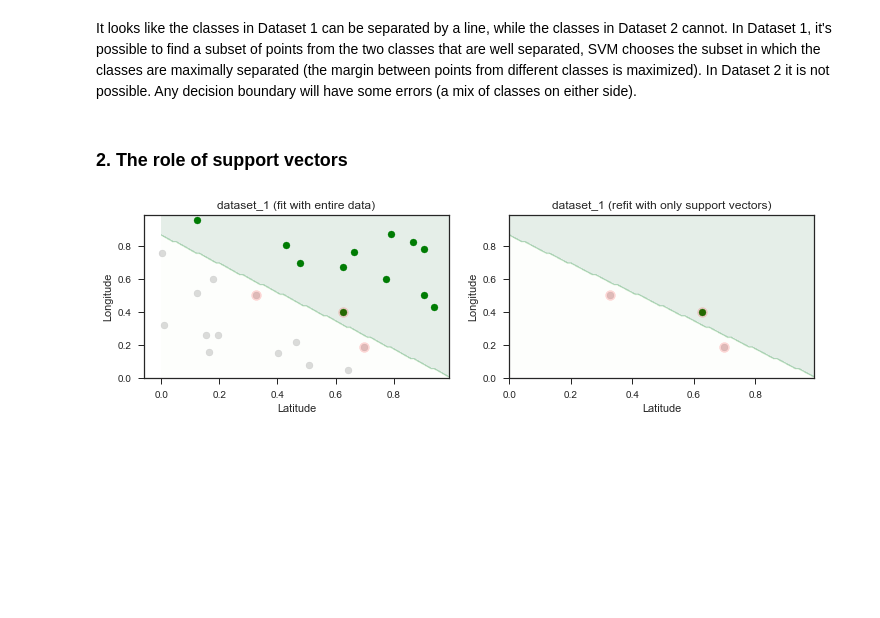
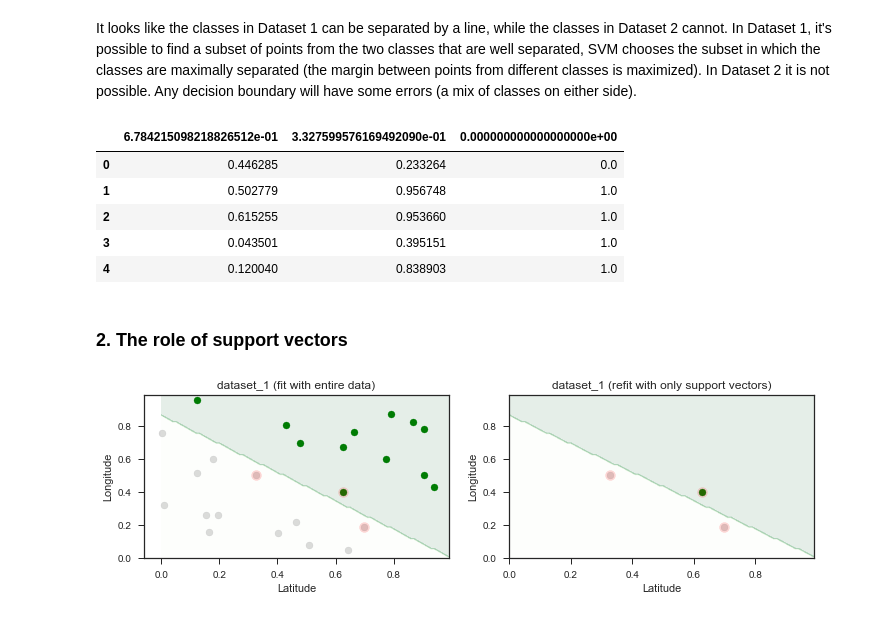
Before and after one commit to cs109/a-2017, a Jupyter notebook: Lectures/Lecture1819_SVM/Lecture_19_Notebook.ipynb, the cells around one changed output. Saved outputs shown, nothing was run; the diff lists cells and outputs as text; code cells hidden in the pictures; blank space fills up the shorter version.

```diff
--- a/Lectures/Lecture1819_SVM/Lecture_19_Notebook.ipynb
+++ b/Lectures/Lecture1819_SVM/Lecture_19_Notebook.ipynb
@@ -125,5 +124,14 @@ plt.show()
 # %% [markdown]
 It looks like the classes in Dataset 1 can be separated by a line, while the classes in Dataset 2 cannot. In Dataset 1, it's possible to find a subset of points from the two classes that are well separated, SVM chooses the subset in which the classes are maximally separated (the margin between points from different classes is maximized). In Dataset 2 it is not possible. Any decision boundary will have some errors (a mix of classes on either side).
+# %%
+data_1.head()
+# %% [output]
+|  | 6.784215098218826512e-01 | 3.327599576169492090e-01 | 0.000000000000000000e+00 |
+| 0 | 0.446285 | 0.233264 | 0.0 |
+| 1 | 0.502779 | 0.956748 | 1.0 |
+| 2 | 0.615255 | 0.953660 | 1.0 |
+| 3 | 0.043501 | 0.395151 | 1.0 |
+| 4 | 0.120040 | 0.838903 | 1.0 |
 # %% [markdown]
 ### 2. The role of support vectors
 # %%
```
Also changed, not shown: parts of 1 cell of this notebook, 1 other file.
